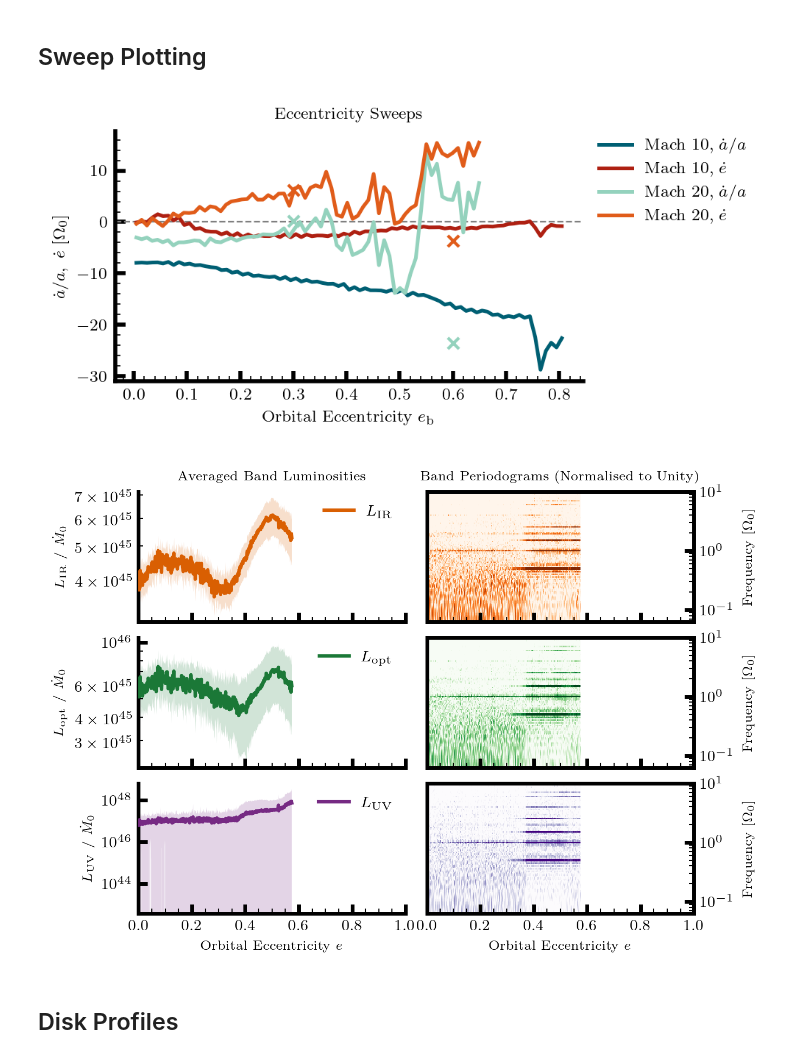
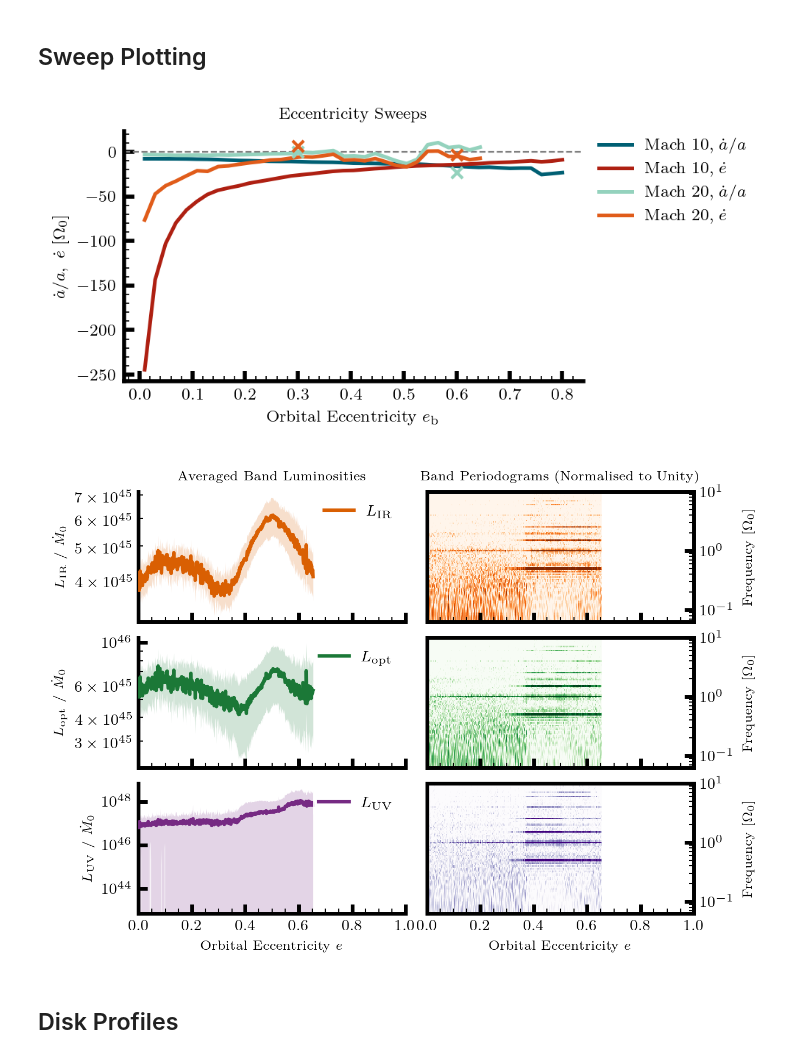
Before and after one commit to davidoneill00/sailfish, a Jupyter notebook: FancyPlotting.ipynb, the cells around one changed output. Cells and saved outputs as stored; diff of their text form; code cells hidden in the pictures.

```diff
--- a/FancyPlotting.ipynb
+++ b/FancyPlotting.ipynb
@@ -462,12 +462,13 @@ def ComputeAdotEdot(checkpoint):
     mu                  = m1 * m2 / M                                        # reduced mass
 
     sign                = -1 if ts.modelparams['retrograde'] else 1
-
     Torque              = -sign * (np.array(ts.torque_g[-len(n_final):]) + np.array(ts.torque_a[-len(n_final):])) / M_dot_0
     Power               = -(np.array(ts.power_g[-len(n_final):] ) + np.array(ts.power_a[-len(n_final):] )) / M_dot_0
     Accretion_1         = -(np.array(ts.mdot1[-len(n_final):])) / M_dot_0
     Accretion_2         = -(np.array(ts.mdot2[-len(n_final):])) / M_dot_0
     Mdot                = Accretion_1 + Accretion_2                          # total mass accretion rate
+
+    print('At beginning, '[Torque[0], Power[0]])
 
     a                   = np.array(ts.semimajor_axis[-len(n_final):])   # = a_rel (relative orbit semi-major axis)
     e                   = np.array(ts.eccentricity[-len(n_final):])
@@ -480,7 +481,7 @@ def ComputeAdotEdot(checkpoint):
     L                   = mu * np.sqrt(G * M * a * (1 - e**2))
 
     adot_a              = (Mdot/M) * (1-2*a/r_binary) - Power/E
-    edot                = ((1-e**2)/(e+1e-2)) * ((Mdot/M)*(1-a/r_binary) - Power/(2*E) - Torque/L)
+    edot                = ((1-e**2)/(e+0.02)) * ((Mdot/M)*(1-a/r_binary) - Power/(2*E) - Torque/L)
 
     return e, adot_a, edot
 
@@ -532,10 +533,10 @@ _edot_light = '#E05C1A'  # amber-orange
 
 
 
-Mach10_ea, Mach10_ma, _ = ComputeBinnedStats(Mach10_e, Mach10_adot, 0.01)
-Mach10_ee, Mach10_me, _ = ComputeBinnedStats(Mach10_e, Mach10_edot, 0.01)
-Mach20_ea, Mach20_ma, _ = ComputeBinnedStats(Mach20_e, Mach20_adot, 0.01)
-Mach20_ee, Mach20_me, _ = ComputeBinnedStats(Mach20_e, Mach20_edot, 0.01)
+Mach10_ea, Mach10_ma, _ = ComputeBinnedStats(Mach10_e, Mach10_adot, 0.02)
+Mach10_ee, Mach10_me, _ = ComputeBinnedStats(Mach10_e, Mach10_edot, 0.02)
+Mach20_ea, Mach20_ma, _ = ComputeBinnedStats(Mach20_e, Mach20_adot, 0.02)
+Mach20_ee, Mach20_me, _ = ComputeBinnedStats(Mach20_e, Mach20_edot, 0.02)
 
 ax.plot(Mach10_ea, Mach10_ma, linewidth=1.8, linestyle='solid', color=_adot_dark , label=r'Mach 10, $\dot{a}/a$', zorder=3)
 ax.plot(Mach10_ee, Mach10_me, linewidth=1.8, linestyle='solid', color=_edot_dark , label=r'Mach 10, $\dot{e}$',   zorder=3)
@@ -554,34 +555,34 @@ ax.scatter(0.3, 6.27, color=_edot_light, marker='x', s=30, zorder=4)
 ax.scatter(0.6,-23.48, color=_adot_light, marker='x', s=30, zorder=4)
 ax.scatter(0.6,-3.63, color=_edot_light, marker='x', s=30, zorder=4)
 
 #ax.scatter(0.6, -17.81, color=_adot_dark, marker='x', s=30, zorder=4)
 #ax.scatter(0.3,  -2.59, color=_edot_dark, marker='x', s=30, zorder=4)
 #ax.scatter(0.6,  -0.84, color=_edot_dark, marker='x', s=30, zorder=4, label = 'Fixed e')
 
 ax.autoscale()
 _ylo, _yhi = ax.get_ylim()
 
 ax.set_ylim(_ylo, _yhi)
 ax.axhline(y=0, color='0.5', linewidth=0.8, linestyle='--', zorder=2)
 
 ax.set_xlabel('Orbital Eccentricity $e_\mathrm{b}$')
 ax.set_ylabel(r'$\dot{a}/a,\ \dot{e}\ [\Omega_0]$')
 ax.set_title(r'Eccentricity Sweeps', fontsize=8)
 #ax.legend(loc='upper right', frameon=True, framealpha=0.9, edgecolor='none')
 ax.legend(loc='upper left', bbox_to_anchor=(1.02, 1), borderaxespad=0,frameon=True, framealpha=0.9, edgecolor='none')
 
 ax.spines['top'].set_visible(False)
 ax.spines['right'].set_visible(False)
 ax.tick_params(which='both', top=False, right=False)
 ax.minorticks_on()
 ax.tick_params(which='minor', length=2.5, direction='in')
 fig.tight_layout()
 
 
 plt.tight_layout()
 plt.savefig('Sweep', dpi=300)
 # %% [output]
-[figure, old version]
+[figure, new version]
 # %%
 Mach20 = True
 
@@ -696,7 +697,7 @@ for i, (ec, lm, ls, power_2d, band_label, ylabel, color, cmap) in enumerate(_ban
 
 plt.savefig('Mach20_Emission.png', bbox_inches='tight')
 # %% [output]
-[figure, old version]
+[figure, new version]
 # %% [markdown]
 ## Disk Profiles
 # %%
```
